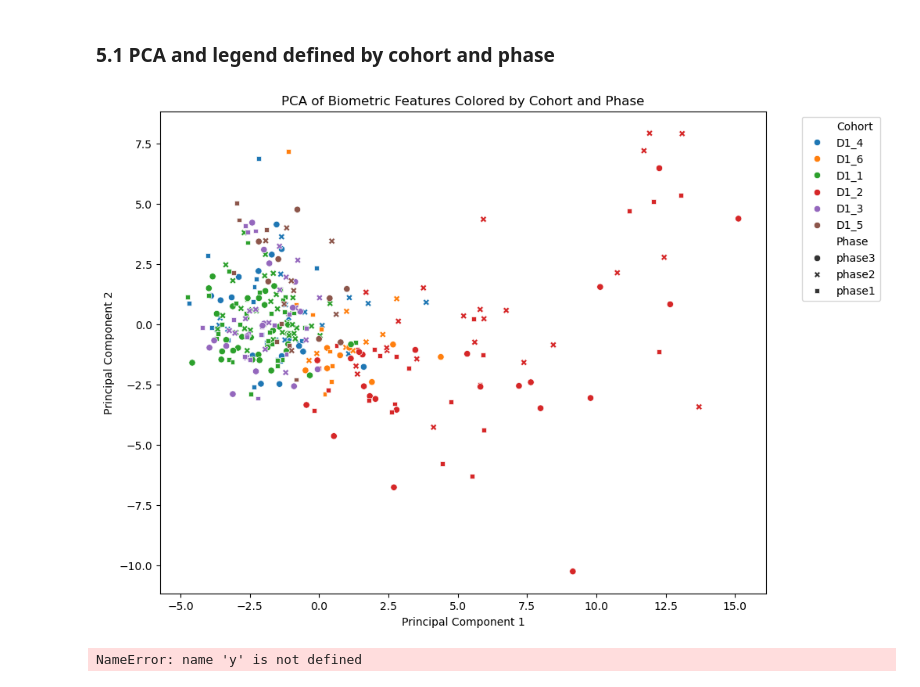
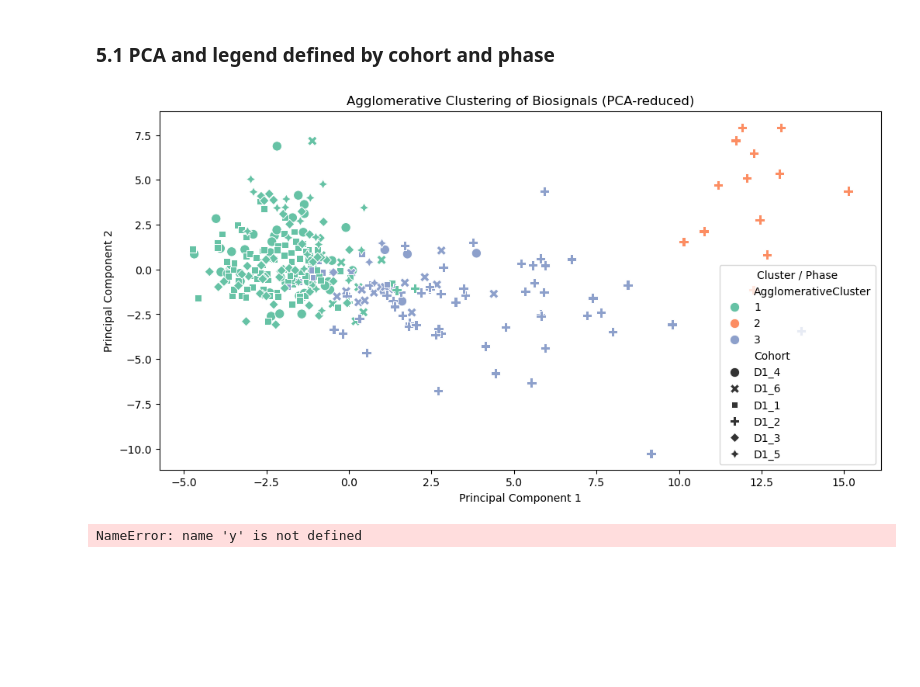
Before and after one commit to AntonWangDTU/case_2, a Jupyter notebook: src_anton/case_2_data.ipynb, the cells around one changed output. Saved outputs shown, nothing was run; the diff lists cells and outputs as text; code cells hidden in the pictures; blank space fills up the shorter version.

```diff
--- a/src_anton/case_2_data.ipynb
+++ b/src_anton/case_2_data.ipynb
@@ -241,7 +327,7 @@ plt.show()
 
 # --- Optional: Cut the dendrogram to form flat clusters ---
 # Here we choose to form 3 clusters (you can change 3 to another number)
-cluster_labels = fcluster(Z_emotions, t=3, criterion='maxclust')
+cluster_labels = fcluster(Z_emotions, t=2, criterion='maxclust')
 
 # --- Add the cluster labels back to the dataset ---
 data_pd['AgglomerativeCluster_emotions'] = cluster_labels
@@ -324,33 +410,40 @@ plt.show()
 # %%
 from sklearn.decomposition import PCA
 from sklearn.preprocessing import StandardScaler
 import matplotlib.pyplot as plt
 import seaborn as sns
 
 
 # Standardize the biometric features
 scaler = StandardScaler()
 biometric_scaled = scaler.fit_transform(biometric_df)
 
 # Perform PCA
 pca = PCA(n_components=2)  # Reduce to 2 dimensions for visualization
 pca_components = pca.fit_transform(biometric_scaled)
 
 # Create a DataFrame with PCA results
 pca_df = pd.DataFrame(data=pca_components, columns=['PC1', 'PC2'])
 pca_df['Cohort'] = data_pd['Cohort']  # add cohort info for coloring
 pca_df['Phase'] = data_pd['Phase']
 
 # Plot
-plt.figure(figsize=(10,8))
-sns.scatterplot(data=pca_df, x='PC1', y='PC2', hue='Cohort', style='Phase')
-plt.title('PCA of Biometric Features Colored by Cohort and Phase')
+plt.figure(figsize=(12, 6))
+sns.scatterplot(
+    x=pca_components[:, 0],
+    y=pca_components[:, 1],
+    hue=data_pd['AgglomerativeCluster'],       # color by cluster
+    style=data_pd['Cohort'],                    # shape by phase
+    palette='Set2',
+    s=80                                       # optional: size of points
+)
+plt.title('Agglomerative Clustering of Biosignals (PCA-reduced)')
 plt.xlabel('Principal Component 1')
 plt.ylabel('Principal Component 2')
-plt.legend(bbox_to_anchor=(1.05, 1), loc='upper left')
+plt.legend(title='Cluster / Phase')
 plt.show()
 # %% [output]
-[figure, old version]
+[figure, new version]
 # %%
 
 
```
Also changed, not shown: parts of 4 cells of this notebook.
